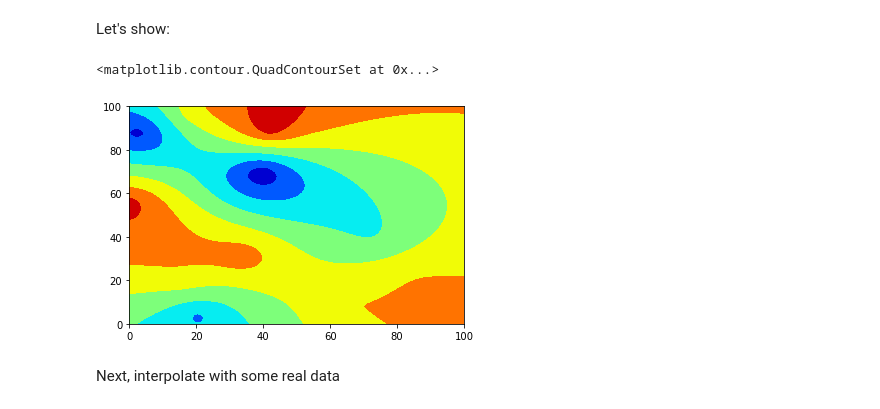
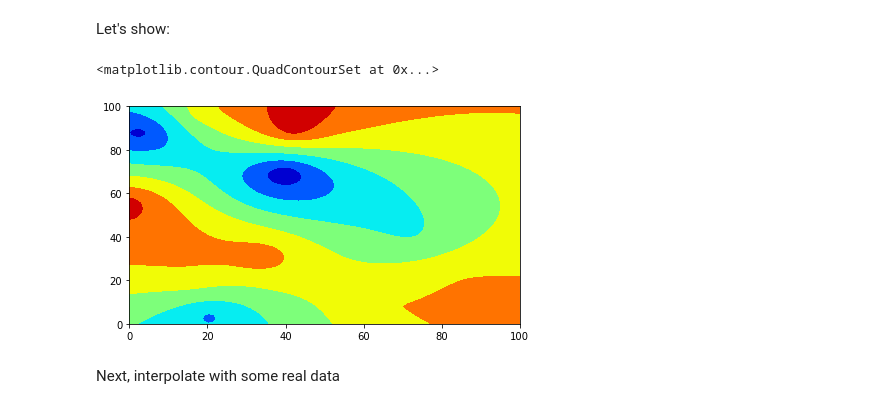
Before and after one commit to ERSSLE/ordinary_kriging, a Jupyter notebook: test.ipynb, the cells around one changed output. Saved outputs shown, nothing was run; the diff lists cells and outputs as text; code cells hidden in the pictures.

```diff
--- a/test.ipynb
+++ b/test.ipynb
@@ -26,7 +26,8 @@ zgrid = zgridls.reshape(*xgrid.shape)
 # %% [markdown]
 Let's show:
 # %%
+fig = plt.figure(figsize=(7,4))
 plt.contourf(xgrid,ygrid,zgrid,cmap='jet')
 # %% [output]
 <matplotlib.contour.QuadContourSet at 0x...>
-[figure, old version]
+[figure, new version]
```
Also changed, not shown: parts of 6 cells of this notebook, 3 other files.
